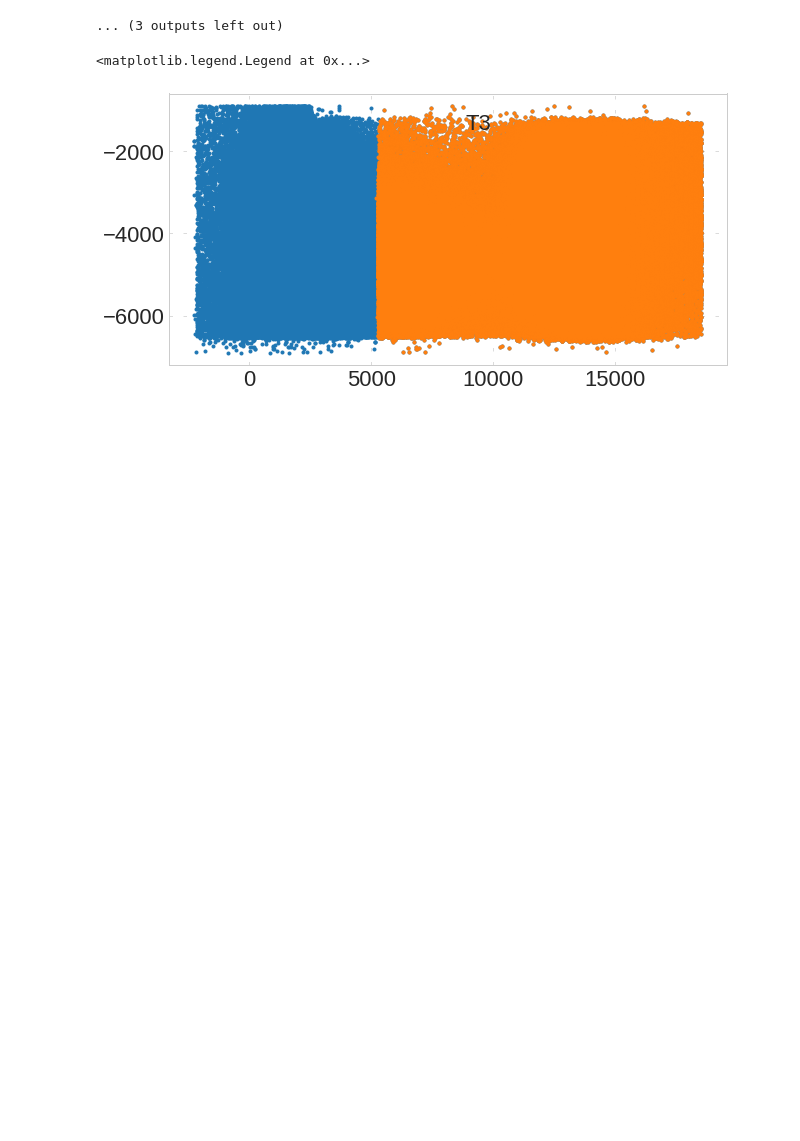
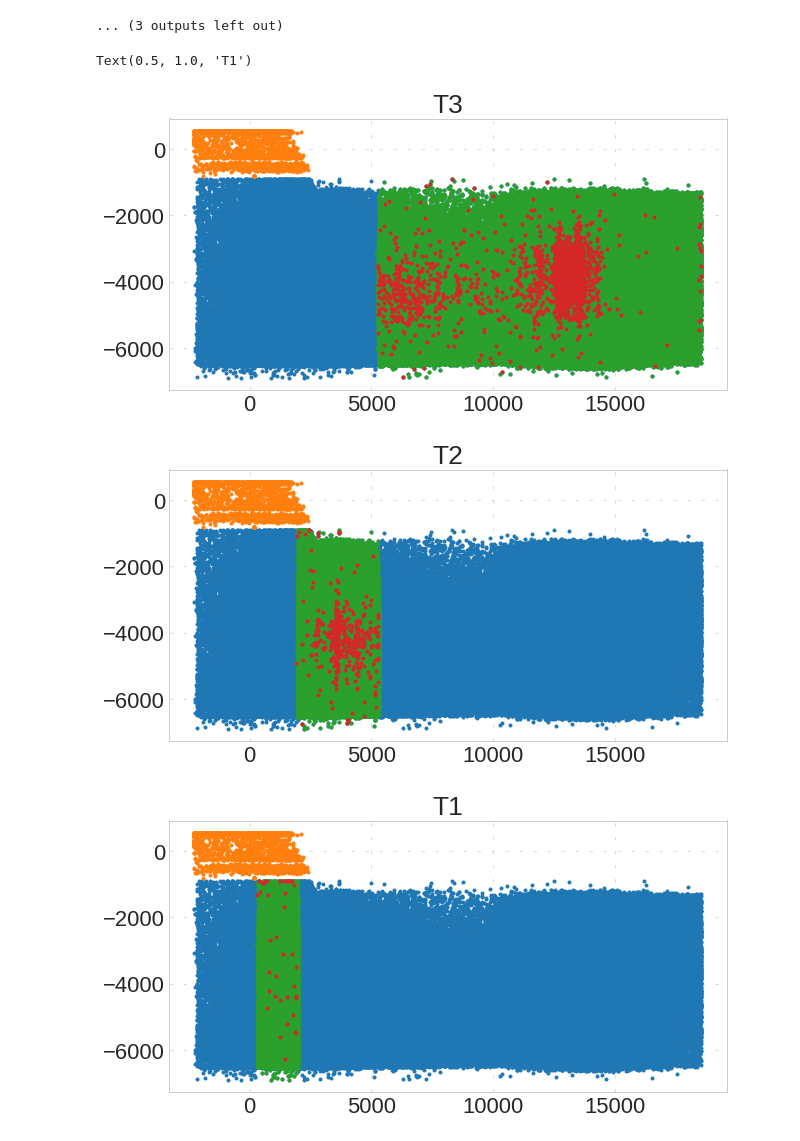
Before and after one commit to oksuzian/Mu2eANL, a Jupyter notebook: CosmicNeutrons/Neutrons_vs_muons.ipynb, the cells around one changed output. Drawn from its saved outputs; the diff is of its cells as text; code cells hidden in the pictures; blank space fills up the shorter version.

```diff
--- a/CosmicNeutrons/Neutrons_vs_muons.ipynb
+++ b/CosmicNeutrons/Neutrons_vs_muons.ipynb
@@ -118,11 +117,32 @@ for var in var_dict.keys():
 [figure]
 [figure]
 ... (3 outputs left out)
-# %%
-dftmp = dfCRY4.query('_z>-80000')
-plt.plot(dftmp.query('_crvSectorType==3')._z, dftmp.query('_crvSectorType==3')._x, '.');
-plt.plot(dftmp.query('_crvSectorNumber==10')._z, dftmp.query('_crvSectorNumber==10')._x, '.', label='T3');
-plt.legend()
-# %% [output]
-<matplotlib.legend.Legend at 0x...>
-[figure, removed]
+# %%
+dftmp = dfCRY4.query('_z>-80000')
+plt.plot(dftmp.query('_crvSectorType==3')._z, dftmp.query('_crvSectorType==3')._x, '.');
+plt.plot(dftmp.query('_crvSectorType==4')._z, dftmp.query('_crvSectorType==4')._x, '.');
+
+plt.plot(dftmp.query('_crvSectorNumber==10')._z, dftmp.query('_crvSectorNumber==10')._x, '.');
+plt.plot(dftmp.query('_crvSectorNumber==10 & crvinfo__timeWindowStart<0')._z, dftmp.query('_crvSectorNumber==10 & crvinfo__timeWindowStart<0')._x, '.');
+plt.title('T3')
+
+plt.figure()
+
+plt.plot(dftmp.query('_crvSectorType==3')._z, dftmp.query('_crvSectorType==3')._x, '.');
+plt.plot(dftmp.query('_crvSectorType==4')._z, dftmp.query('_crvSectorType==4')._x, '.');
+
+plt.plot(dftmp.query('_crvSectorNumber==9')._z, dftmp.query('_crvSectorNumber==9')._x, '.', label='T3');
+plt.plot(dftmp.query('_crvSectorNumber==9 & crvinfo__timeWindowStart<0')._z, dftmp.query('_crvSectorNumber==9 & crvinfo__timeWindowStart<0')._x, '.');
+plt.title('T2')
+
+plt.figure()
+plt.plot(dftmp.query('_crvSectorType==3')._z, dftmp.query('_crvSectorType==3')._x, '.');
+plt.plot(dftmp.query('_crvSectorType==4')._z, dftmp.query('_crvSectorType==4')._x, '.');
+plt.plot(dftmp.query('_crvSectorNumber==8')._z, dftmp.query('_crvSectorNumber==8')._x, '.', label='T3');
+plt.plot(dftmp.query('_crvSectorNumber==8 & crvinfo__timeWindowStart<0')._z, dftmp.query('_crvSectorNumber==8 & crvinfo__timeWindowStart<0')._x, '.');
+plt.title('T1')
+# %% [output]
+Text(0.5, 1.0, 'T1')
+[figure, added]
+[figure, added]
+[figure, added]
```
Also changed, not shown: parts of 4 cells of this notebook.
